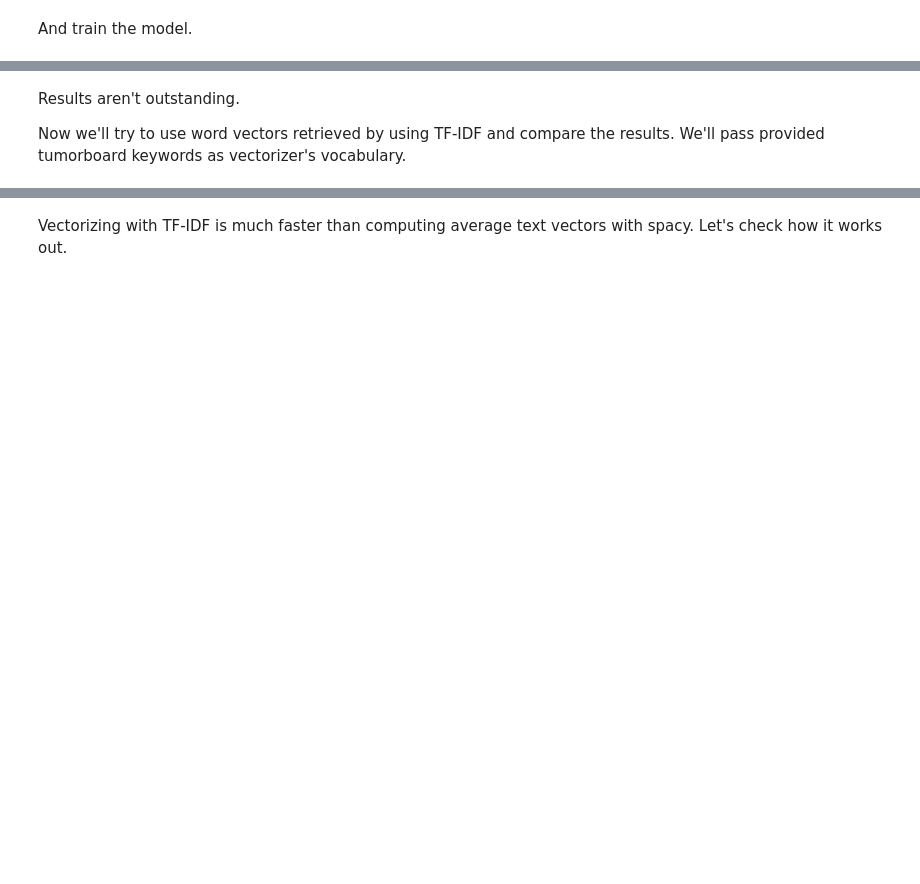
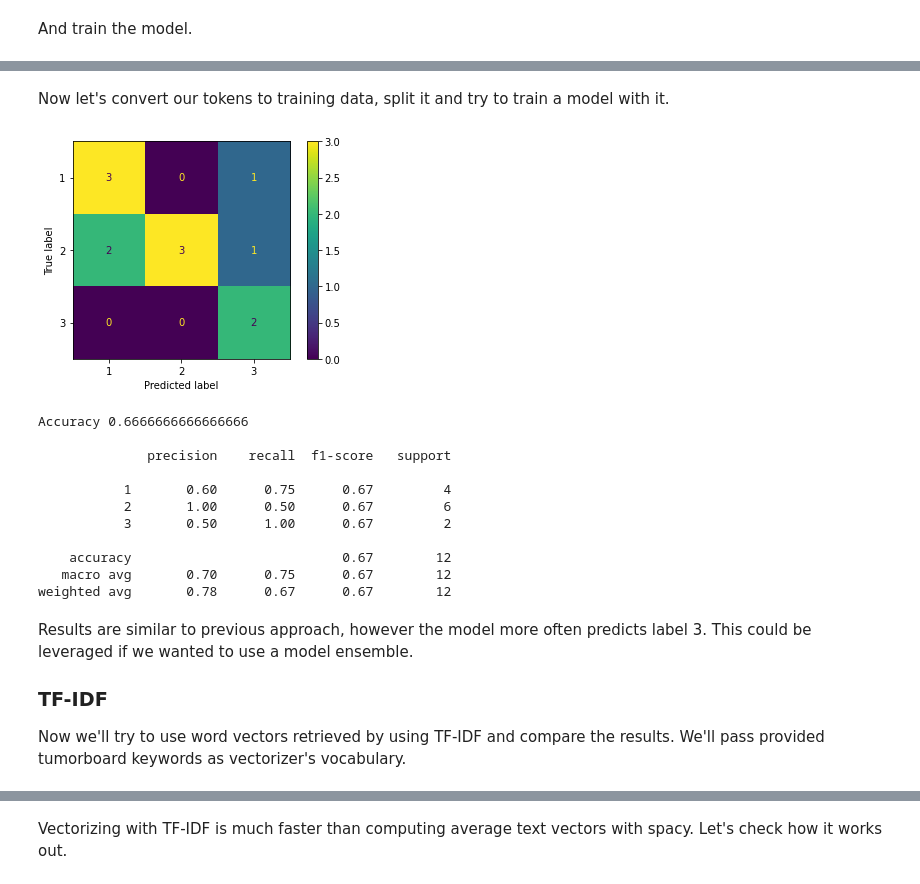
Before and after one commit to mtkublin/peak_data_hiring, a Jupyter notebook: mikolajs_task_solution.ipynb, the cells around one changed output, grey strips where cells are left out. Drawn from its saved outputs; the diff is of its cells as text; code cells hidden in the pictures; blank space fills up the shorter version.

```diff
--- a/mikolajs_task_solution.ipynb
+++ b/mikolajs_task_solution.ipynb
@@ -294,4 +311,58 @@ weighted avg       0.81      0.67      0.63        12
+# %%
+NUM_TOPICS = 100
+
+dictionary = Dictionary(train_df.tokens)
+bow_corpus = [dictionary.doc2bow(doc) for doc in train_df.tokens]
+
+lda = LdaMulticore(bow_corpus,
+                   num_topics = NUM_TOPICS,
+                   id2word = dictionary,
+                   passes = 10,
+                   workers = 2)
+# %%
+def topics2vec(tokens: list[str]) -> np.ndarray:
+    """
+    Converts token list to a topic probability vector
+    """
+    global dictionary
+    global lda
+
+    bow = dictionary.doc2bow(tokens)
+    doc_topics = lda[bow]
+
+    vec = np.zeros(NUM_TOPICS)
+    for idx, prob in doc_topics:
+        vec[idx] = prob
+
+    return vec
+# %% [markdown]
+Now let's convert our tokens to training data, split it and try to train a model with it.
+# %%
+x = np.stack(os_train_df['tokens'].apply(topics2vec))
+y = os_train_df.label.to_numpy()
+
+X_train, x_val, Y_train, y_val = train_test_split(x, y, train_size=0.9, shuffle=True, random_state=1, stratify=y)
+# %%
+lgr = fit_and_eval(
+    LogisticRegression(n_jobs=10, C=1, class_weight="balanced"),
+    X_train, x_val, Y_train, y_val
+)
+# %% [output]
+[figure, added]
+Accuracy 0.6666666666666666
+
+              precision    recall  f1-score   support
+
+           1       0.60      0.75      0.67         4
+           2       1.00      0.50      0.67         6
+           3       0.50      1.00      0.67         2
+
+    accuracy                           0.67        12
+   macro avg       0.70      0.75      0.67        12
+weighted avg       0.78      0.67      0.67        12
 # %% [markdown]
-Results aren't outstanding.
+Results are similar to previous approach, however the model more often predicts label 3. This could be leveraged if we wanted to use a model ensemble.
+
+### TF-IDF
 
 Now we'll try to use word vectors retrieved by using TF-IDF and compare the results. We'll pass provided tumorboard keywords as vectorizer's vocabulary.
```
Also changed, not shown: parts of 56 cells of this notebook, 2 other files.
